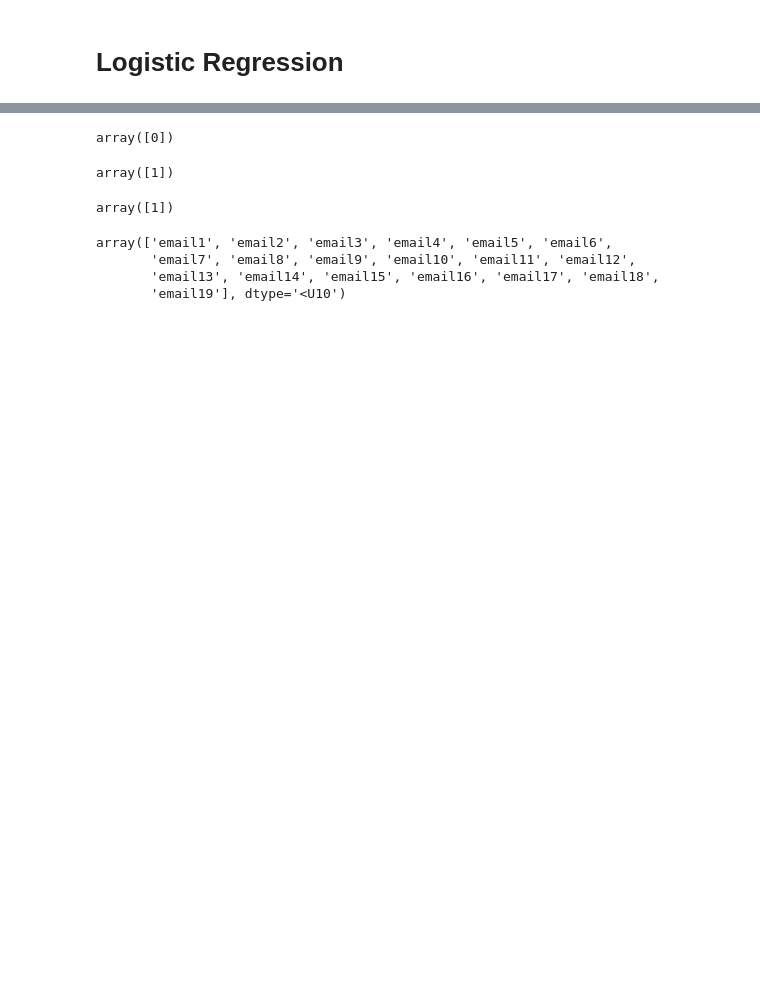
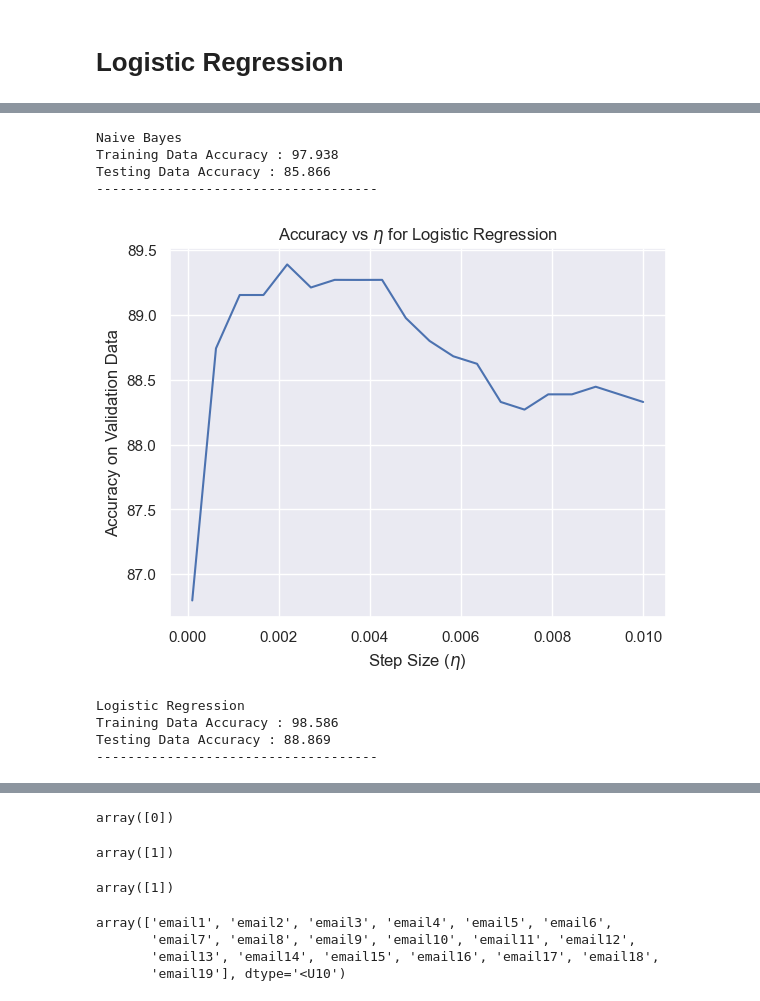
Before and after one commit to seg-fault123/ml, a Jupyter notebook: assignment2/working.ipynb, the cells around one changed output, grey strips where cells are left out. Cells and saved outputs as stored; diff of their text form; code cells hidden in the pictures; blank space fills up the shorter version.

```diff
--- a/assignment2/working.ipynb
+++ b/assignment2/working.ipynb
@@ -217,3 +243,53 @@ def evaluate_model(model, vectorizer):
+# %%
+best_proir=priors[np.argmax(accuracies)]
+nb=NaiveBayes(prior=best_proir)
+nb.fit(X_train_, y_train)
+predictions=nb.predict(X_train_)
+accuracy=(predictions==y_train).mean()*100
+print('Naive Bayes')
+print('Training Data Accuracy : %.3f'%accuracy)
+predictions=nb.predict(X_test_)
+accuracy=(predictions==y_test).mean()*100
+print('Testing Data Accuracy : %.3f'%accuracy)
+print('------------------------------------')
+print()
+# %% [output]
+Naive Bayes
+Training Data Accuracy : 97.938
+Testing Data Accuracy : 85.866
+------------------------------------
+# %%
+rates = np.linspace(0.0001, 0.01, 20)
+accuracies=[]
+for rate in rates:
+    accuracies.append(cross_validate(X_train_, y_train.values, LogReg(1000, rate), 0.25, random_seed=5))
+
+plt.plot(rates, accuracies)
+plt.xlabel('Step Size ($\eta$)')
+plt.ylabel('Accuracy on Validation Data')
+plt.title('Accuracy vs $\eta$ for Logistic Regression')
+plt.show()
+# %% [output]
+[figure, added]
+# %%
+best_rate=rates[np.argmax(accuracies)]
+log_reg=LogReg(1000, best_rate)
+log_reg.fit(X_train_, y_train.values)
+
+predictions=log_reg.predict(X_train_)
+accuracy=(predictions==y_train).mean()*100
+print('Logistic Regression')
+print('Training Data Accuracy : %.3f'%accuracy)
+predictions=log_reg.predict(X_test_)
+accuracy=(predictions==y_test).mean()*100
+print('Testing Data Accuracy : %.3f'%accuracy)
+print('------------------------------------')
+print()
+# %% [output]
+Logistic Regression
+Training Data Accuracy : 98.586
+Testing Data Accuracy : 88.869
+------------------------------------
 # %%
 X_=count_vec.fit_transform(X)
 nb.fit(X_, y)
```
Also changed, not shown: parts of 23 cells of this notebook, 8 other files.
